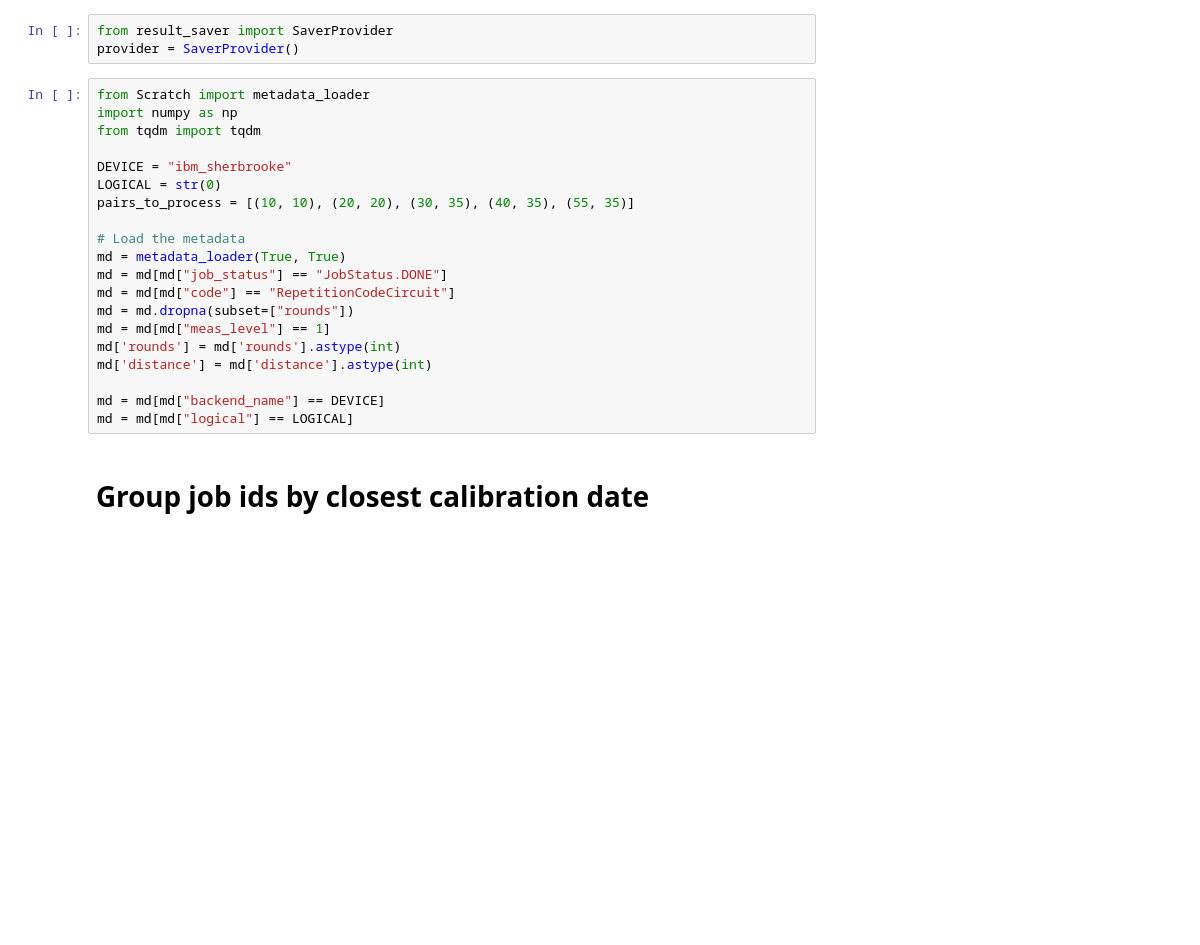
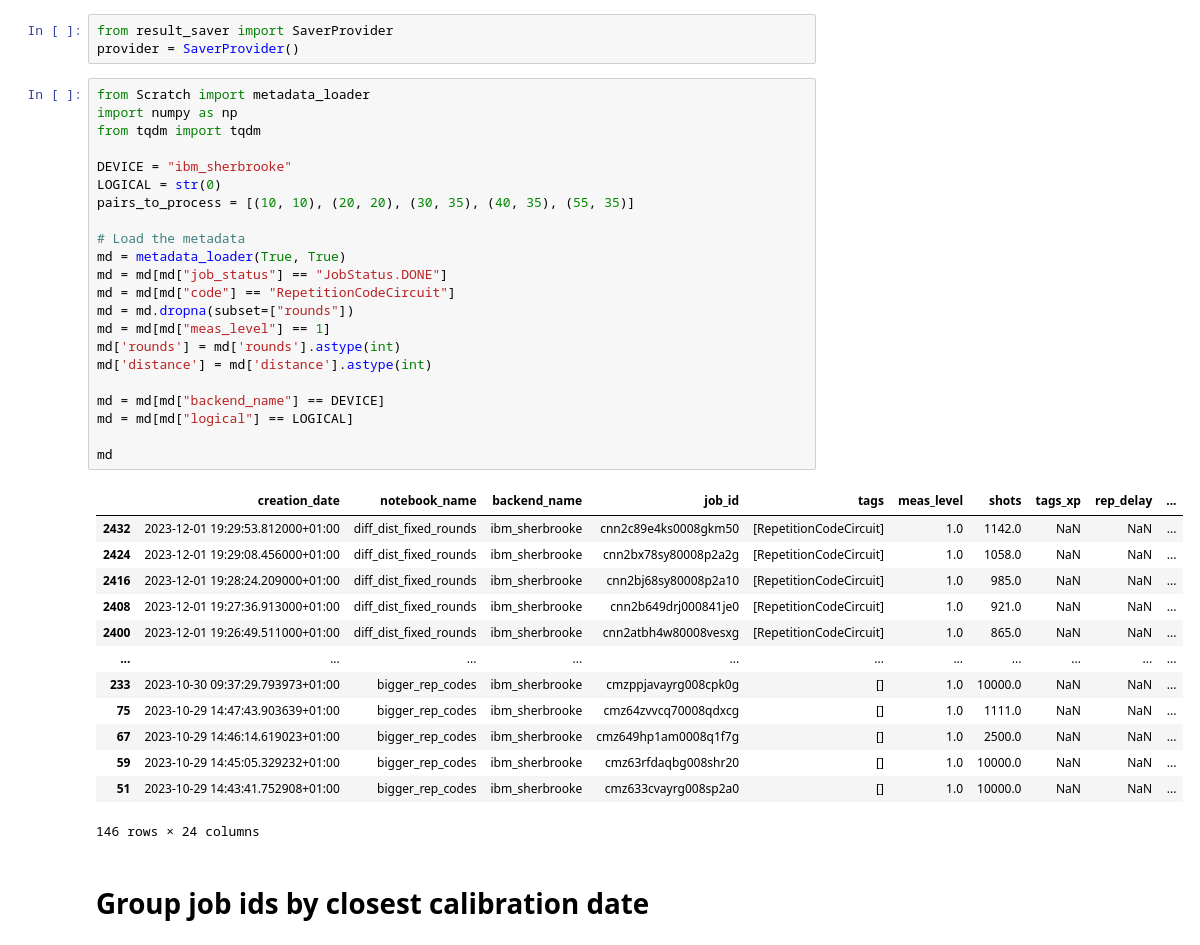
Before and after one commit to quantumjim/soft_information_decoding, a Jupyter notebook: notebooks/Decoding/cpp_pm/weighted_vs_other/softInfo_vs_informed.ipynb, the cells around one changed output. Drawn from its saved outputs; the diff is of its cells as text; blank space fills up the shorter version.

```diff
--- a/notebooks/Decoding/cpp_pm/weighted_vs_other/softInfo_vs_informed.ipynb
+++ b/notebooks/Decoding/cpp_pm/weighted_vs_other/softInfo_vs_informed.ipynb
@@ -9,23 +9,39 @@ provider = SaverProvider()
 # %%
 from Scratch import metadata_loader
 import numpy as np
 from tqdm import tqdm
 
 DEVICE = "ibm_sherbrooke"
 LOGICAL = str(0)
 pairs_to_process = [(10, 10), (20, 20), (30, 35), (40, 35), (55, 35)]
 
 # Load the metadata
 md = metadata_loader(True, True)
 md = md[md["job_status"] == "JobStatus.DONE"]
 md = md[md["code"] == "RepetitionCodeCircuit"]
 md = md.dropna(subset=["rounds"])
 md = md[md["meas_level"] == 1]
 md['rounds'] = md['rounds'].astype(int)
 md['distance'] = md['distance'].astype(int)
 
 md = md[md["backend_name"] == DEVICE]
 md = md[md["logical"] == LOGICAL]
+
+md
+# %% [output]
+|  | creation_date | notebook_name | backend_name | job_id | tags | meas_level | shots | tags_xp | rep_delay | ... |
+| 2432 | 2023-12-01 19:29:53.812000+01:00 | diff_dist_fixed_rounds | ibm_sherbrooke | cnn2c89e4ks0008gkm50 | [RepetitionCodeCircuit] | 1.0 | 1142.0 | NaN | NaN | ... |
+| 2424 | 2023-12-01 19:29:08.456000+01:00 | diff_dist_fixed_rounds | ibm_sherbrooke | cnn2bx78sy80008p2a2g | [RepetitionCodeCircuit] | 1.0 | 1058.0 | NaN | NaN | ... |
+| 2416 | 2023-12-01 19:28:24.209000+01:00 | diff_dist_fixed_rounds | ibm_sherbrooke | cnn2bj68sy80008p2a10 | [RepetitionCodeCircuit] | 1.0 | 985.0 | NaN | NaN | ... |
+| 2408 | 2023-12-01 19:27:36.913000+01:00 | diff_dist_fixed_rounds | ibm_sherbrooke | cnn2b649drj000841je0 | [RepetitionCodeCircuit] | 1.0 | 921.0 | NaN | NaN | ... |
+| 2400 | 2023-12-01 19:26:49.511000+01:00 | diff_dist_fixed_rounds | ibm_sherbrooke | cnn2atbh4w80008vesxg | [RepetitionCodeCircuit] | 1.0 | 865.0 | NaN | NaN | ... |
+| ... | ... | ... | ... | ... | ... | ... | ... | ... | ... | ... |
+| 233 | 2023-10-30 09:37:29.793973+01:00 | bigger_rep_codes | ibm_sherbrooke | cmzppjavayrg008cpk0g | [] | 1.0 | 10000.0 | NaN | NaN | ... |
+| 75 | 2023-10-29 14:47:43.903639+01:00 | bigger_rep_codes | ibm_sherbrooke | cmz64zvvcq70008qdxcg | [] | 1.0 | 1111.0 | NaN | NaN | ... |
+| 67 | 2023-10-29 14:46:14.619023+01:00 | bigger_rep_codes | ibm_sherbrooke | cmz649hp1am0008q1f7g | [] | 1.0 | 2500.0 | NaN | NaN | ... |
+| 59 | 2023-10-29 14:45:05.329232+01:00 | bigger_rep_codes | ibm_sherbrooke | cmz63rfdaqbg008shr20 | [] | 1.0 | 10000.0 | NaN | NaN | ... |
+| 51 | 2023-10-29 14:43:41.752908+01:00 | bigger_rep_codes | ibm_sherbrooke | cmz633cvayrg008sp2a0 | [] | 1.0 | 10000.0 | NaN | NaN | ... |
+146 rows × 24 columns
 # %% [markdown]
 # Group job ids by closest calibration date
 # %%
```
Also changed, not shown: parts of 5 cells of this notebook, 2 other files.
